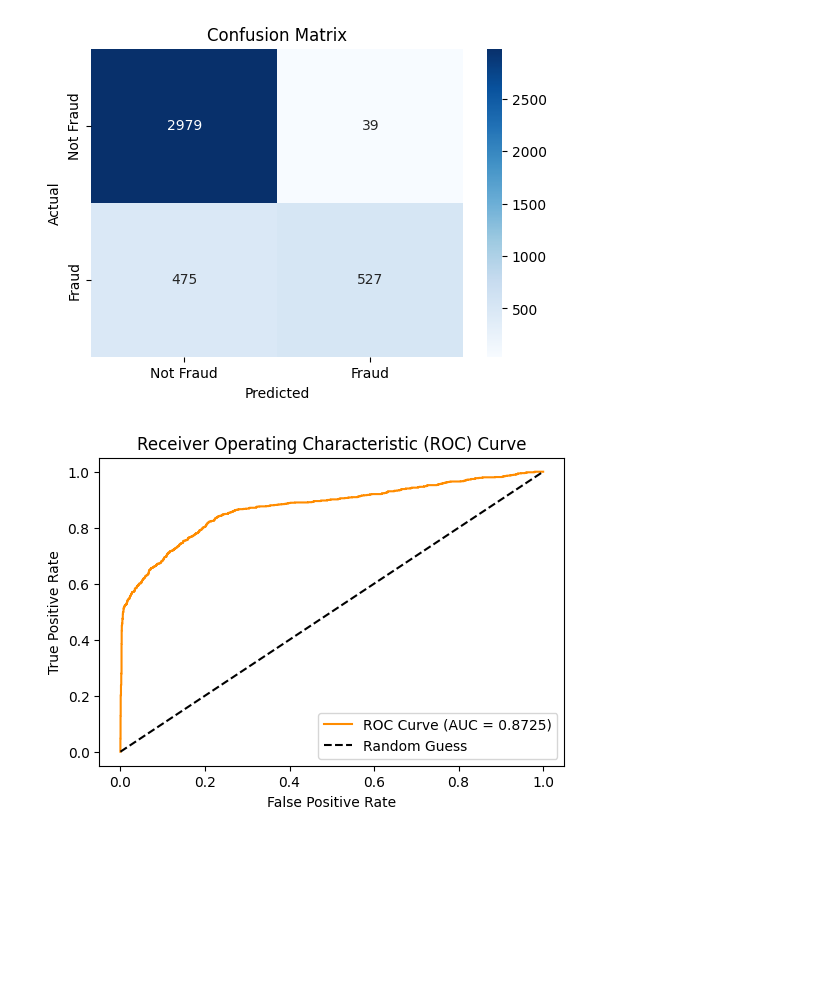
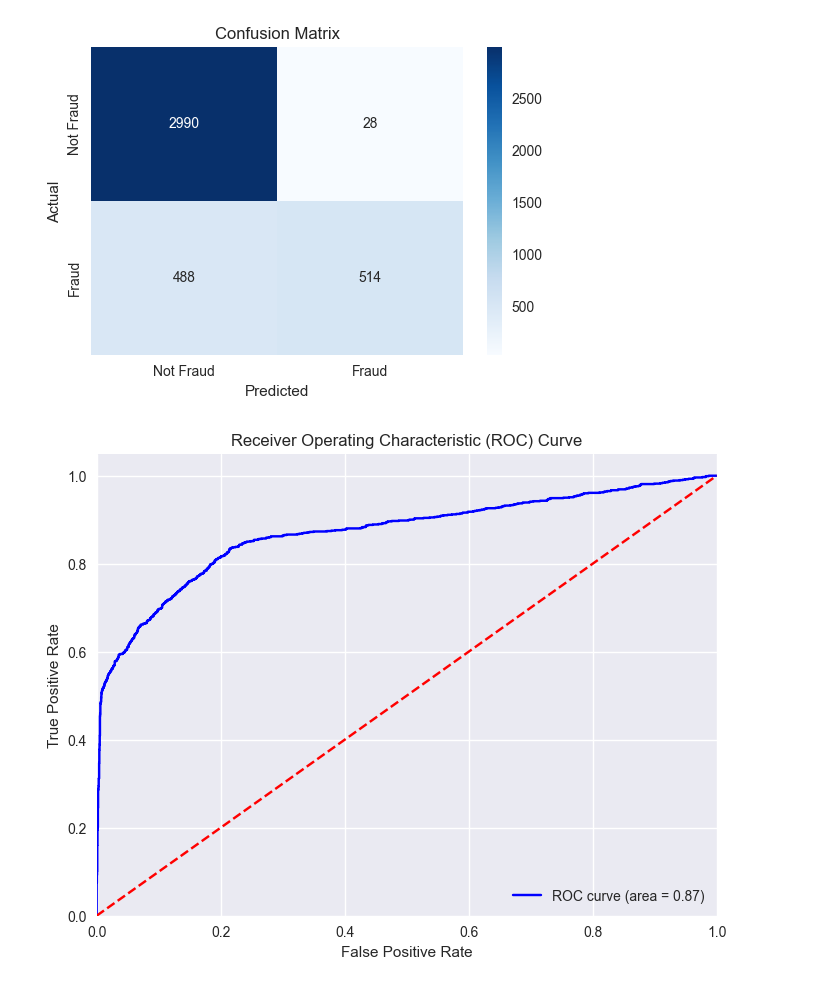
Before and after one commit to SurajKhodade15/us-healthcare-claims-fraud-ml, a Jupyter notebook: notebooks/03_model_experiments.ipynb, the cells around one changed output. Drawn from its saved outputs; the diff is of its cells as text; code cells hidden in the pictures; blank space fills up the shorter version.

```diff
--- a/notebooks/03_model_experiments.ipynb
+++ b/notebooks/03_model_experiments.ipynb
@@ -469,8 +605,9 @@ import matplotlib.pyplot as plt
 import seaborn as sns
 from sklearn.metrics import confusion_matrix
 
-# Use predictions from the best model
-y_pred = best_trained_model.predict(X_test)
+# Use the correct model from the results
+best_model = results_df.iloc[0]['Best_Model']
+y_pred = best_model.predict(X_test)
 
 cm = confusion_matrix(y_test, y_pred)
 plt.figure(figsize=(6,4))
@@ -480,24 +617,26 @@ plt.xlabel("Predicted")
 plt.ylabel("Actual")
 plt.show()
 # %% [output]
-[figure, old version]
+[figure, new version]
 # %%
+## Calculate ROC
 from sklearn.metrics import roc_curve, auc
-
-y_proba = best_trained_model.predict_proba(X_test)[:,1]
-fpr, tpr, _ = roc_curve(y_test, y_proba)
+# Calculate ROC curve
+fpr, tpr, thresholds = roc_curve(y_test, best_model.predict_proba(X_test)[:, 1])
 roc_auc = auc(fpr, tpr)
-
-plt.figure(figsize=(6,4))
-plt.plot(fpr, tpr, label=f'ROC Curve (AUC = {roc_auc:.4f})', color='darkorange')
-plt.plot([0,1], [0,1], 'k--', label='Random Guess')
+# Plot ROC curve
+plt.figure(figsize=(8, 6))
+plt.plot(fpr, tpr, color='blue', label=f'ROC curve (area = {roc_auc:.2f})')
+plt.plot([0, 1], [0, 1], color='red', linestyle='--')  # Diagonal line
+plt.xlim([0.0, 1.0])
+plt.ylim([0.0, 1.05])
 plt.xlabel('False Positive Rate')
 plt.ylabel('True Positive Rate')
 plt.title('Receiver Operating Characteristic (ROC) Curve')
-plt.legend()
+plt.legend(loc='lower right')
 plt.show()
 # %% [output]
-[figure, old version]
+[figure, new version]
 # %%
 from sklearn.metrics import precision_recall_curve, average_precision_score
 
```
Also changed, not shown: parts of 15 cells of this notebook, 37 other files.
